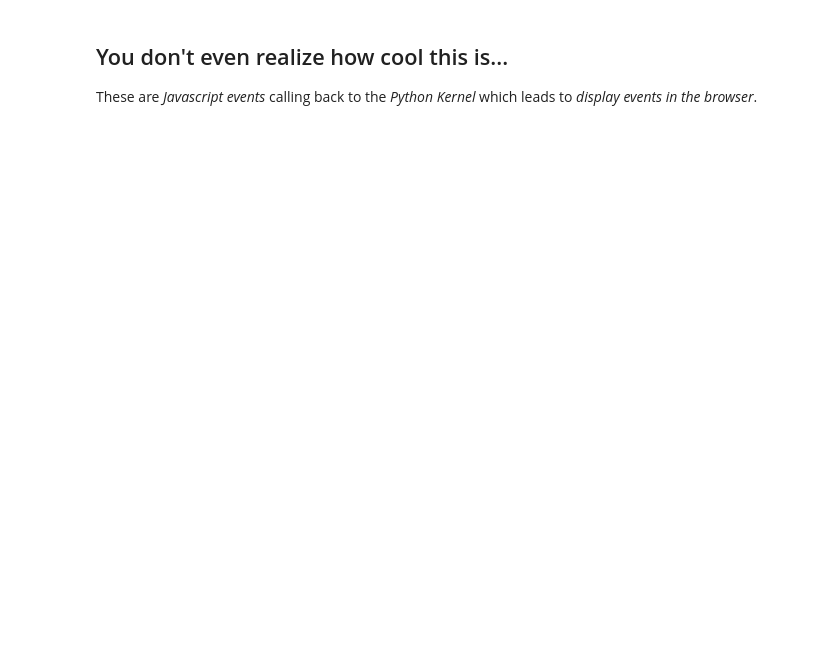
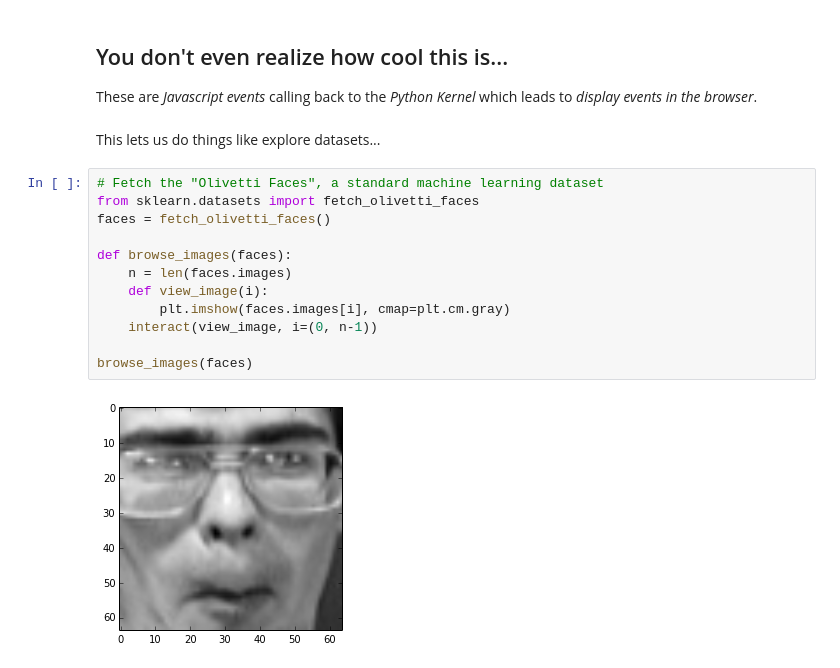
Before and after one commit to jakevdp/OpenVisConf2014, a Jupyter notebook: Interaction.ipynb, the cells around one changed output. Cells and saved outputs as stored; diff of their text form; blank space fills up the shorter version.

Commit message:
add some interactive examples

```diff
--- a/Interaction.ipynb
+++ b/Interaction.ipynb
@@ -42,3 +42,19 @@ interact(draw_scatter, size=[0, 2000], alpha=[0.0, 1.0], cmap=colormaps);
 ## You don't even realize how cool this is...
 
 These are *Javascript events* calling back to the *Python Kernel* which leads to *display events in the browser*.
+# %% [markdown]
+This lets us do things like explore datasets...
+# %%
+# Fetch the "Olivetti Faces", a standard machine learning dataset
+from sklearn.datasets import fetch_olivetti_faces
+faces = fetch_olivetti_faces()
+
+def browse_images(faces):
+    n = len(faces.images)
+    def view_image(i):
+        plt.imshow(faces.images[i], cmap=plt.cm.gray)
+    interact(view_image, i=(0, n-1))
+
+browse_images(faces)
+# %% [output]
+[figure, added]
```
Also changed, not shown: parts of 8 cells of this notebook.
